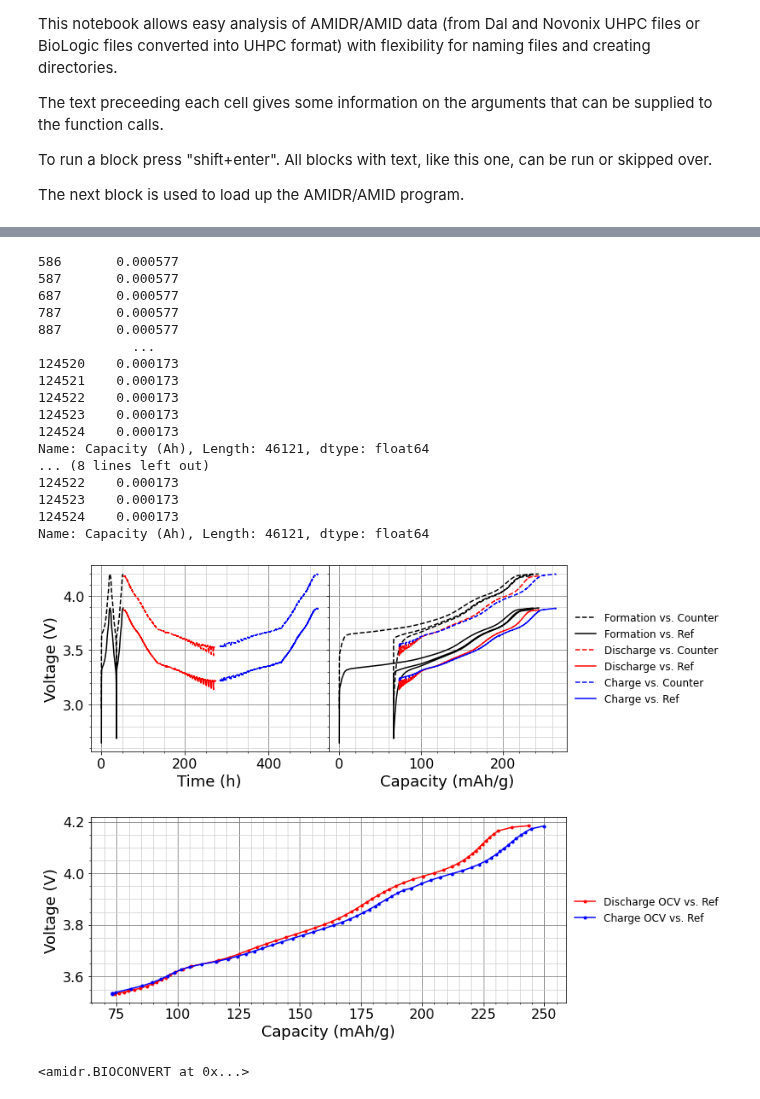
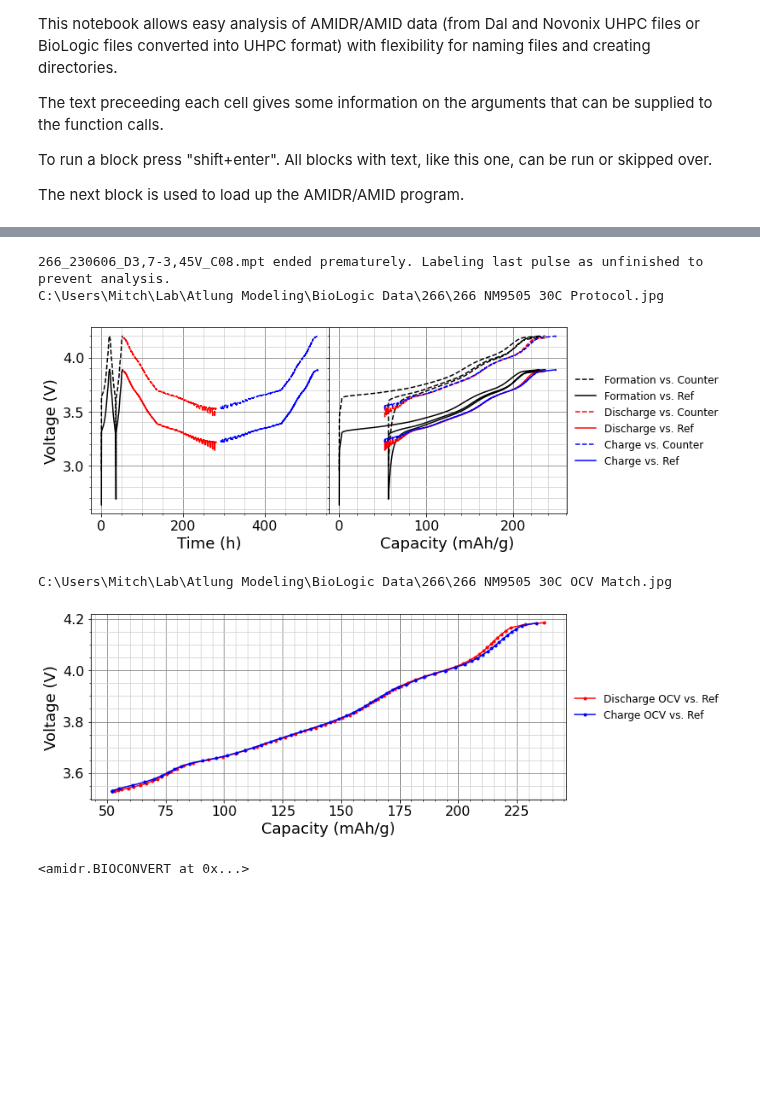
Before and after one commit to mmemcormier/amid, a Jupyter notebook: amidr-dev-mb.ipynb, the cells around one changed output, grey strips where cells are left out. Drawn from its saved outputs; the diff is of its cells as text; code cells hidden in the pictures; blank space fills up the shorter version.

```diff
--- a/amidr-dev-mb.ipynb
+++ b/amidr-dev-mb.ipynb
@@ -23,34 +25,18 @@ Exported BioLogic files must first be pre-processed to generate UHPC format file
 
 >**export_fig**: Whether or not to save the resulting figures. All figures get saved in the directory *path*. <br> *Default is True*
 # %%
-from amidr import BIOCONVERT
-
-path = 'C:/Users/Mitch/Lab/Atlung Modeling/BioLogic Data/269'
-form_files = ['269_230530_C12.mpt']
-d_files = ['269_230602_D4,2-3,95V_C12.mpt', '269_230604_D3,95-3,7V_C12.mpt', '269_230606_D3,7-3,45V_C12.mpt']
-c_files = ['269_230612_C3,5-3,7V_C12.mpt', '269_230619_C3,7-3,95V_C12.mpt', '269_230623_C3,95-4,2V_C12.mpt']
-cellname = '269 NM9505 30C'
+path = 'C:/Users/Mitch/Lab/Atlung Modeling/BioLogic Data/266'
+form_files = ['266_230530_C08.mpt']
+d_files = ['266_230602_D4,2-3,95V_C08.mpt', '266_230604_D3,95-3,7V_C08.mpt', '266_230606_D3,7-3,45V_C08.mpt']
+c_files = ['266_230612_C3,5-3,7V_C08.mpt', '266_230619_C3,7-3,95V_C08.mpt', '266_230623_C3,95-4,2V_C08.mpt']
+cellname = '266 NM9505 30C'
 
 BIOCONVERT(path, form_files, d_files, c_files, cellname)
 # %% [output]
-586       0.000577
-587       0.000577
-687       0.000577
-787       0.000577
-887       0.000577
-            ...
-124520    0.000173
-124521    0.000173
-124522    0.000173
-124523    0.000173
-124524    0.000173
-Name: Capacity (Ah), Length: 46121, dtype: float64
-... (8 lines left out)
-124522    0.000173
-124523    0.000173
-124524    0.000173
-Name: Capacity (Ah), Length: 46121, dtype: float64
+266_230606_D3,7-3,45V_C08.mpt ended prematurely. Labeling last pulse as unfinished to prevent analysis.
+C:\Users\Mitch\Lab\Atlung Modeling\BioLogic Data\266\266 NM9505 30C Protocol.jpg
-[figure, old version]
+[figure, new version]
+C:\Users\Mitch\Lab\Atlung Modeling\BioLogic Data\266\266 NM9505 30C OCV Match.jpg
-[figure, old version]
+[figure, new version]
-<amidr.BIOCONVERT at 0x...>
+<amidr.BIOCONVERT at 0x...>
 # %% [markdown]
```
Also changed, not shown: parts of 15 cells of this notebook, 1 other file.
